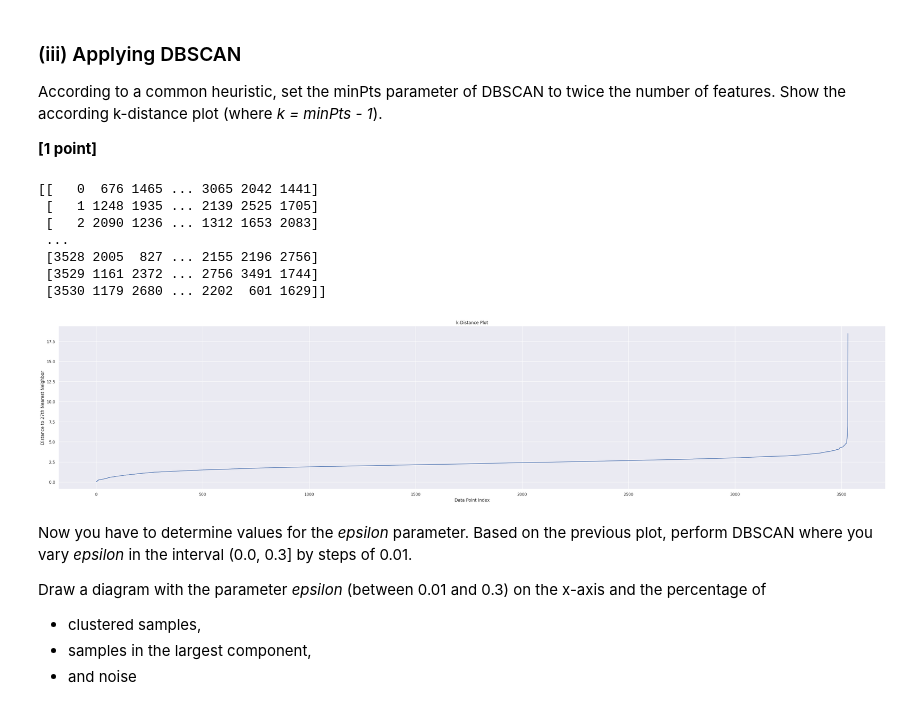
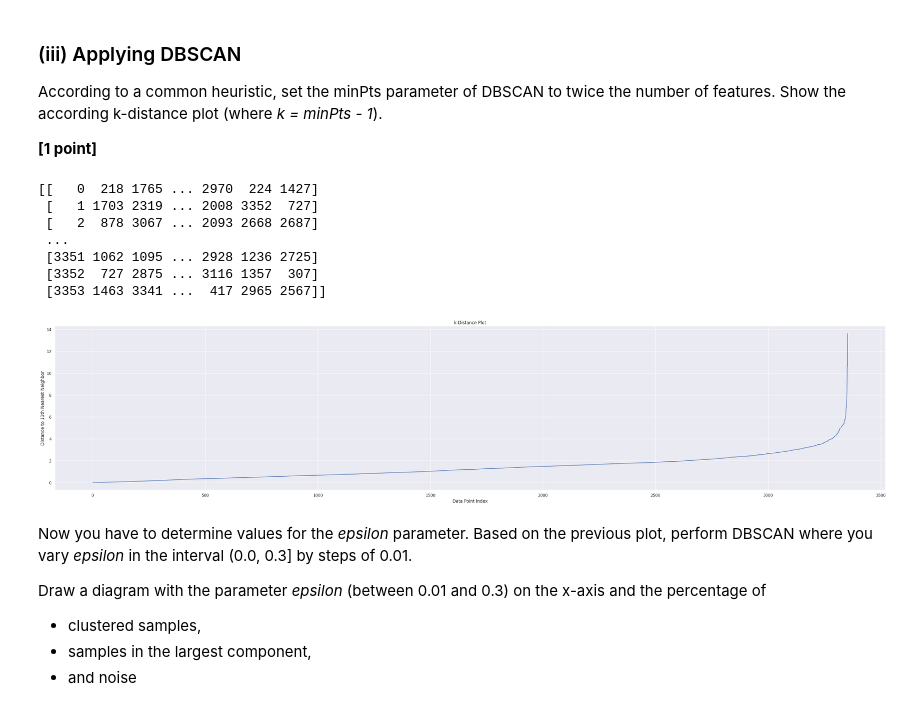
Before and after one commit to sillyduckyluck/IDS_Winning_team, a Jupyter notebook: Part_1/IDS_WS23_Assignment_part_1-student_updated.ipynb, the cells around one changed output. Drawn from its saved outputs; the diff is of its cells as text; code cells hidden in the pictures.

```diff
--- a/Part_1/IDS_WS23_Assignment_part_1-student_updated.ipynb
+++ b/Part_1/IDS_WS23_Assignment_part_1-student_updated.ipynb
@@ -576,8 +603,12 @@ from sklearn.metrics.pairwise import pairwise_distances
 from scipy.spatial.distance import hamming
 
 # Split categorical and numerical features into two lists
-categorical_features = ['brand', 'model', 'fuel_type', 'engine', 'transmission', 'ext_col', 'int_col', 'accident', 'clean_title']
-numerical_features = ['model_year', 'milage', 'horsepower', 'litres', 'cylinders']
+# *brand*, *milage*, *fuel_type*, *accident*, *clean_title* and *horse_power* as descriptive features
+#categorical_features = ['brand', 'model', 'fuel_type', 'engine', 'transmission', 'ext_col', 'int_col', 'accident', 'clean_title']
+#numerical_features = ['model_year', 'milage', 'horsepower', 'litres', 'cylinders']
+
+categorical_features = ['brand', 'fuel_type', 'accident', 'clean_title']
+numerical_features = ['milage', 'horsepower']
 
 # use sk encode to ordinally encode the categorical features
 encoder = OrdinalEncoder()
@@ -620,9 +651,10 @@ print(distance_matrix_df)
 # %%
 # load the new distance matrix
 #read in the distance.txt
-distance_matrix_df = pd.read_csv('distance.txt', header=None)
-
+#distance_matrix_df = pd.read_csv('distance.txt', header=None)
+# load the new distance matrix
+distance_matrix_df = np.genfromtxt("distance.txt", delimiter=",")
 print(distance_matrix_df)
 
-print(distance_matrix_df.size)
+print()
 # %% [output]
@@ -652,43 +674,41 @@ According to a common heuristic, set the minPts parameter of DBSCAN to twice the
 # %%
 import numpy as np
 import matplotlib.pyplot as plt
 from sklearn.neighbors import NearestNeighbors
 from sklearn import cluster
 
 # Calculate minPts
 num_features = len(categorical_features) + len(numerical_features)
-min_pts = 2 * num_features
-
+min_pts = 12
 # k = minPts - 1, then calculate distances to n nearest neighbors
-n_neighbors = num_features * 2 - 1
+n_neighbors = min_pts - 1
 
 nn = NearestNeighbors(n_neighbors=n_neighbors)
 nn_fit = nn.fit(distance_matrix_df)
 distances, indices = nn_fit.kneighbors(distance_matrix_df)
 
 print(indices)
-
 
 
 # First, Sort the distances, and then plot the k-distance graph
 distances = np.sort(distances, axis=0)
 distances = distances[:,1]
 #plt.plot(distances)
 #plt.plot(np.arange(1, len(distances) + 1), distances, marker='.')
 plt.plot(distances)
 plt.title('k-Distance Plot')
 plt.xlabel('Data Point Index')
 plt.ylabel(f'Distance to {n_neighbors}th Nearest Neighbor')
 plt.show()
 # %% [output]
-[[   0  676 1465 ... 3065 2042 1441]
- [   1 1248 1935 ... 2139 2525 1705]
- [   2 2090 1236 ... 1312 1653 2083]
+[[   0  218 1765 ... 2970  224 1427]
+ [   1 1703 2319 ... 2008 3352  727]
+ [   2  878 3067 ... 2093 2668 2687]
  ...
- [3528 2005  827 ... 2155 2196 2756]
- [3529 1161 2372 ... 2756 3491 1744]
- [3530 1179 2680 ... 2202  601 1629]]
+ [3351 1062 1095 ... 2928 1236 2725]
+ [3352  727 2875 ... 3116 1357  307]
+ [3353 1463 3341 ...  417 2965 2567]]
-[figure, old version]
+[figure, new version]
 # %% [markdown]
 Now you have to determine values for the *epsilon* parameter. Based on the previous plot, perform DBSCAN where you vary *epsilon* in the interval (0.0, 0.3] by steps of 0.01.
 
```
Also changed, not shown: parts of 22 cells of this notebook.
